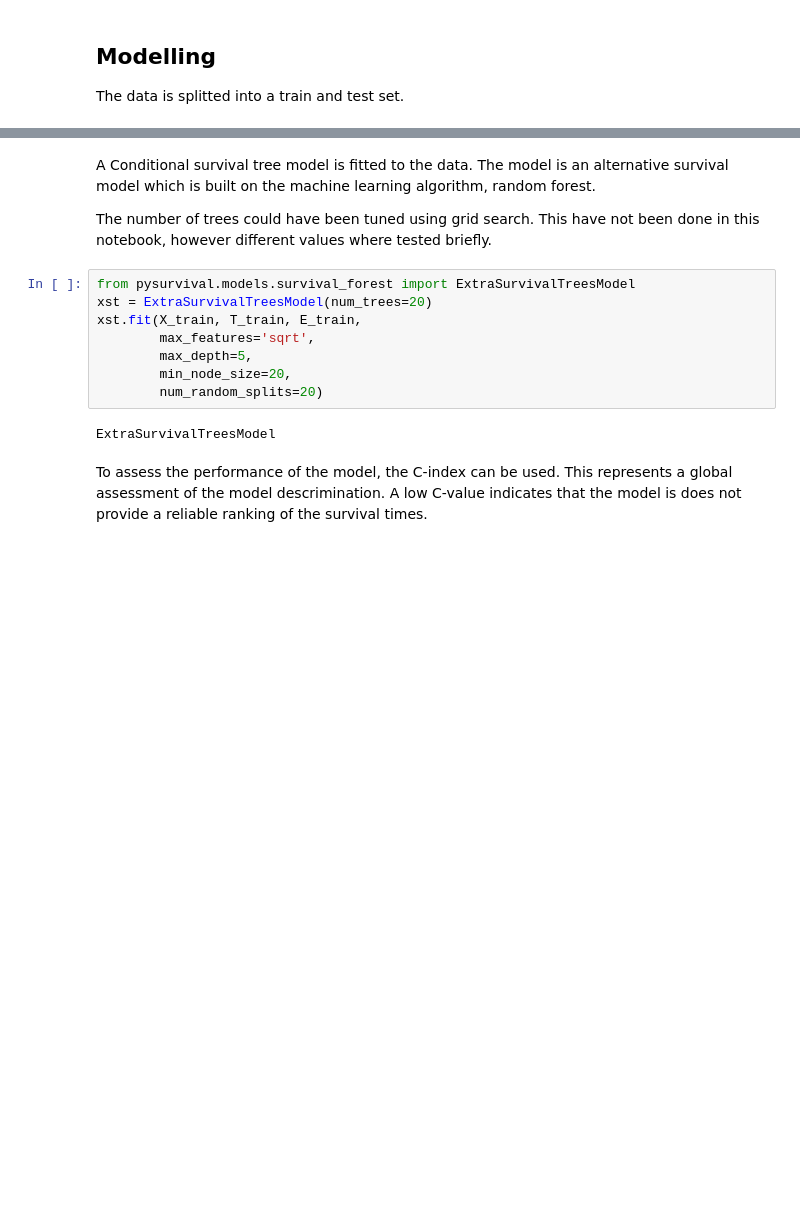
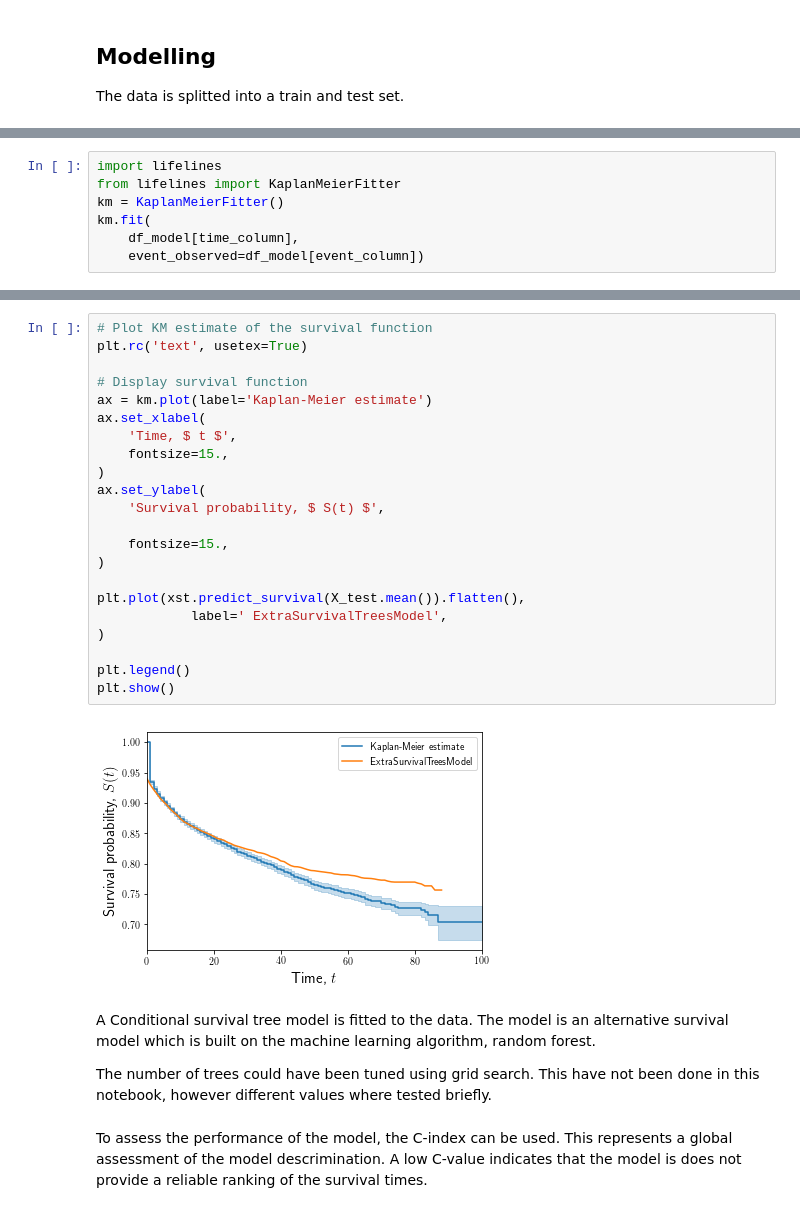
Before and after one commit to MotzWanted/Business_Analytics_Olist, a Jupyter notebook: phase2/Phase_2_survival_analysis-oliver.ipynb, the cells around one changed output, grey strips where cells are left out. Saved outputs shown, nothing was run; the diff lists cells and outputs as text; blank space fills up the shorter version.

```diff
--- a/phase2/Phase_2_survival_analysis-oliver.ipynb
+++ b/phase2/Phase_2_survival_analysis-oliver.ipynb
@@ -216,0 +217,7 @@ ImportError: dlopen(//anaconda3/lib/python3.7/site-packages/pysurvival/models/_n
+# %%
+import lifelines
+from lifelines import KaplanMeierFitter
+km = KaplanMeierFitter()
+km.fit(
+    df_model[time_column],
+    event_observed=df_model[event_column])
@@ -217,17 +238,31 @@ ImportError: dlopen(//anaconda3/lib/python3.7/site-packages/pysurvival/models/_n
+# %%
+# Plot KM estimate of the survival function
+plt.rc('text', usetex=True)
+
+# Display survival function
+ax = km.plot(label='Kaplan-Meier estimate')
+ax.set_xlabel(
+    'Time, $ t $',
+    fontsize=15.,
+)
+ax.set_ylabel(
+    'Survival probability, $ S(t) $',
+
+    fontsize=15.,
+)
+
+plt.plot(xst.predict_survival(X_test.mean()).flatten(),
+            label=' ExtraSurvivalTreesModel',
+)
+
+plt.legend()
+plt.show()
+# %% [output]
+[figure, added]
 # %% [markdown]
 A Conditional survival tree model is fitted to the data. The model is an alternative survival model which is built on the machine learning algorithm, random forest.
 
 The number of trees could have been tuned using grid search. This have not been done in this notebook, however different values where tested briefly.
-# %%
-from pysurvival.models.survival_forest import ExtraSurvivalTreesModel
-xst = ExtraSurvivalTreesModel(num_trees=20)
-xst.fit(X_train, T_train, E_train,
-        max_features='sqrt',
-        max_depth=5,
-        min_node_size=20,
-        num_random_splits=20)
-# %% [output]
-ExtraSurvivalTreesModel
 # %% [markdown]
 To assess the performance of the model, the C-index can be used. This represents a global assessment of the model descrimination. A low C-value indicates that the model is does not provide a reliable ranking of the survival times.
 # %%
```
Also changed, not shown: parts of 18 cells of this notebook.
